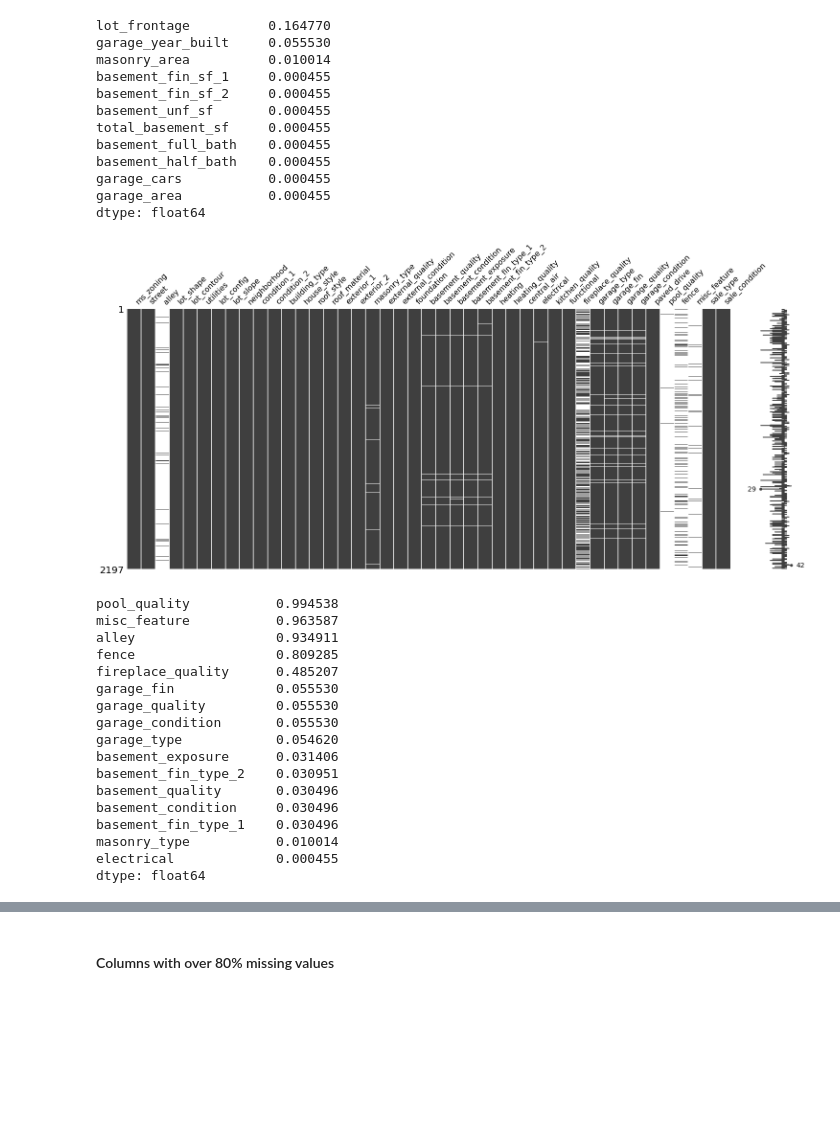
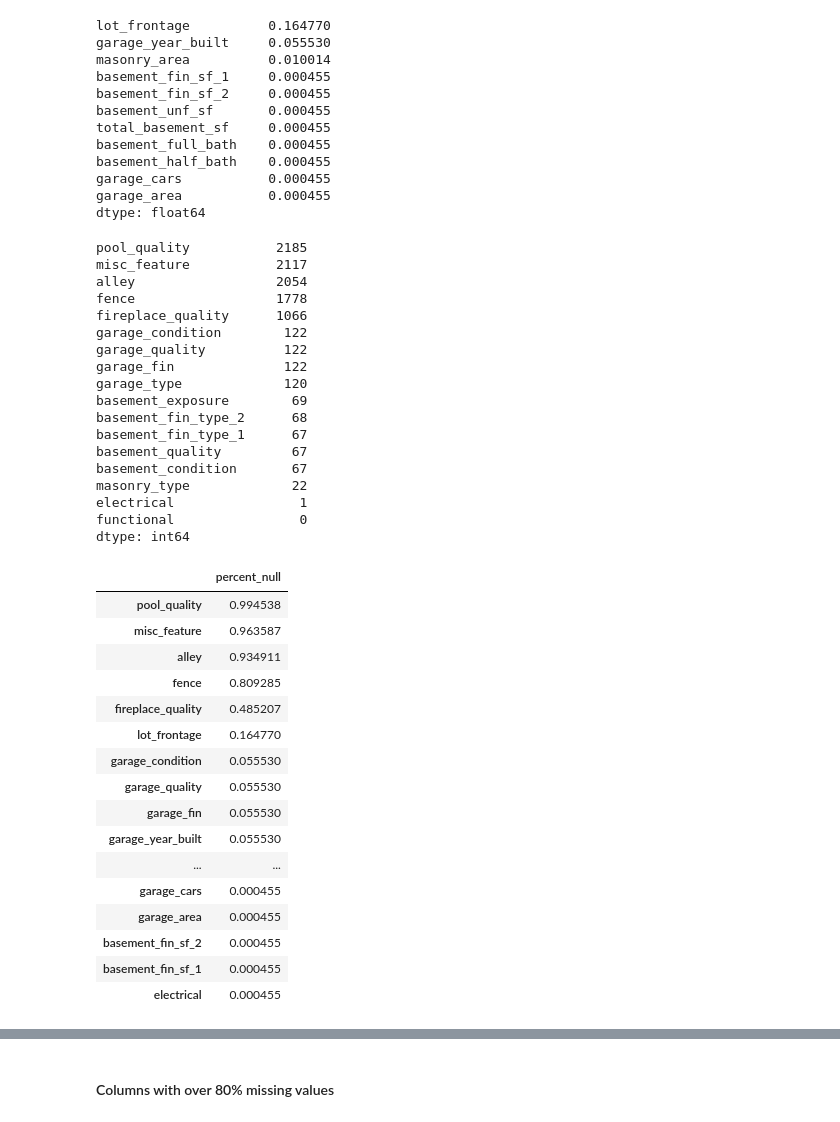
Before and after one commit to scenttz/Project-2-Linear-Regression-on-Ames-Housing-Dataset-to-Predict-Sale-Price, a Jupyter notebook: code/01_data_cleaning.ipynb, the cells around one changed output, grey strips where cells are left out. Cells and saved outputs as stored; diff of their text form; code cells hidden in the pictures; blank space fills up the shorter version.

```diff
--- a/code/01_data_cleaning.ipynb
+++ b/code/01_data_cleaning.ipynb
@@ -125,28 +117,45 @@ garage_area           0.000455
 dtype: float64
 # %%
 # Check for missing values for categorical column
-msno.matrix(df.select_dtypes(include=object));
+df.select_dtypes(include=object).isnull().sum().sort_values(ascending=False).head(17)
 # %% [output]
-[figure, removed]
+pool_quality           2185
+misc_feature           2117
+alley                  2054
+fence                  1778
+fireplace_quality      1066
+garage_condition        122
+garage_quality          122
+garage_fin              122
+garage_type             120
+basement_exposure        69
+basement_fin_type_2      68
+basement_fin_type_1      67
+basement_quality         67
+basement_condition       67
+masonry_type             22
+electrical                1
+functional                0
+dtype: int64
 # %%
-# Check nulls values for numerical columns
-df.select_dtypes(include=object).isnull().mean()\
-[df.select_dtypes(include=object).isnull().sum() > 0].sort_values(ascending=False)
+# Check nulls values
+df_null = pd.DataFrame(df.isnull().mean()[df.isnull().sum() > 0].sort_values(ascending=False), columns=["percent_null"])
+df_null
 # %% [output]
-pool_quality           0.994538
-misc_feature           0.963587
-alley                  0.934911
-fence                  0.809285
-fireplace_quality      0.485207
-garage_fin             0.055530
-garage_quality         0.055530
-garage_condition       0.055530
-garage_type            0.054620
-basement_exposure      0.031406
-basement_fin_type_2    0.030951
-basement_quality       0.030496
-basement_condition     0.030496
-basement_fin_type_1    0.030496
-masonry_type           0.010014
-electrical             0.000455
-dtype: float64
+|  | percent_null |
+| pool_quality | 0.994538 |
+| misc_feature | 0.963587 |
+| alley | 0.934911 |
+| fence | 0.809285 |
+| fireplace_quality | 0.485207 |
+| lot_frontage | 0.164770 |
+| garage_condition | 0.055530 |
+| garage_quality | 0.055530 |
+| garage_fin | 0.055530 |
+| garage_year_built | 0.055530 |
+| ... | ... |
+| garage_cars | 0.000455 |
+| garage_area | 0.000455 |
+| basement_fin_sf_2 | 0.000455 |
+| basement_fin_sf_1 | 0.000455 |
+| electrical | 0.000455 |
```
Also changed, not shown: parts of 4 cells of this notebook.
